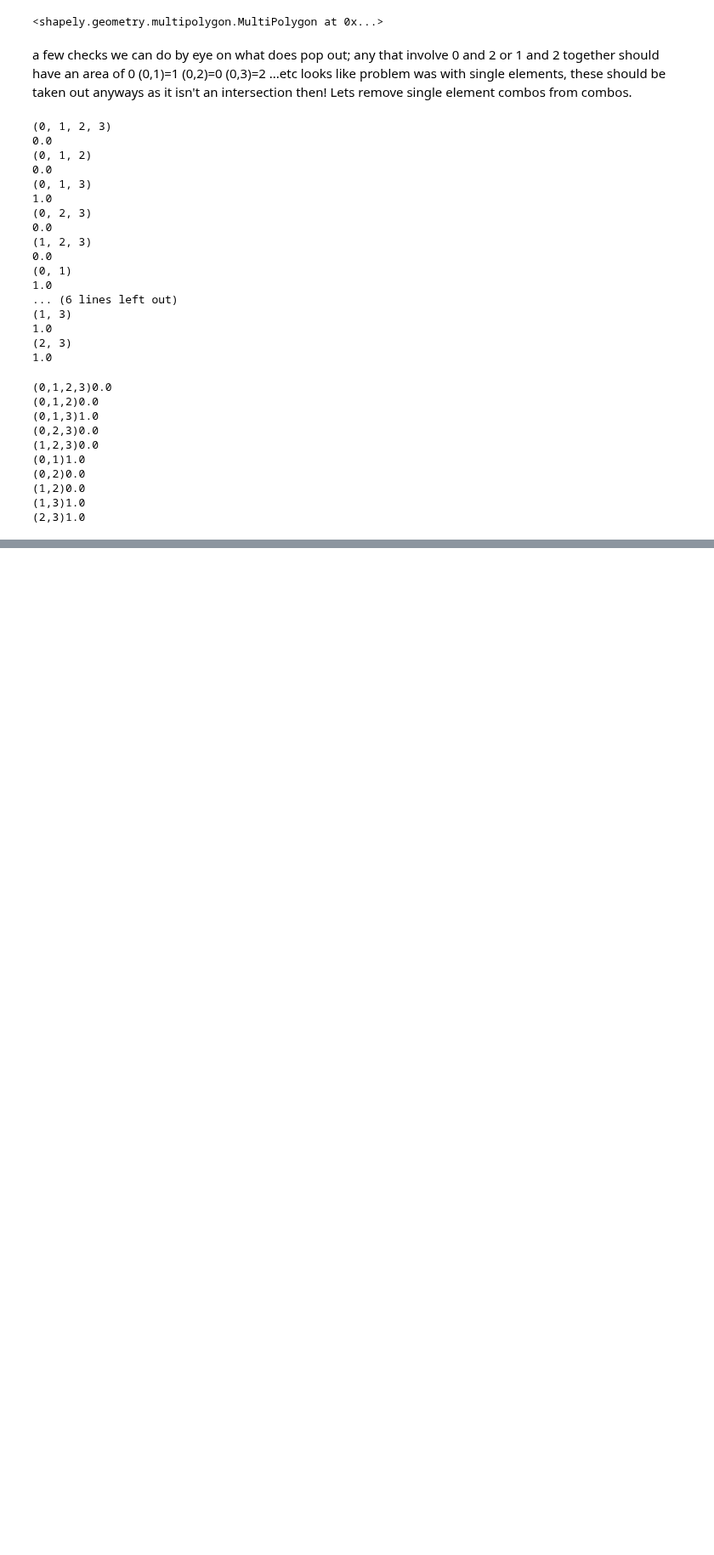
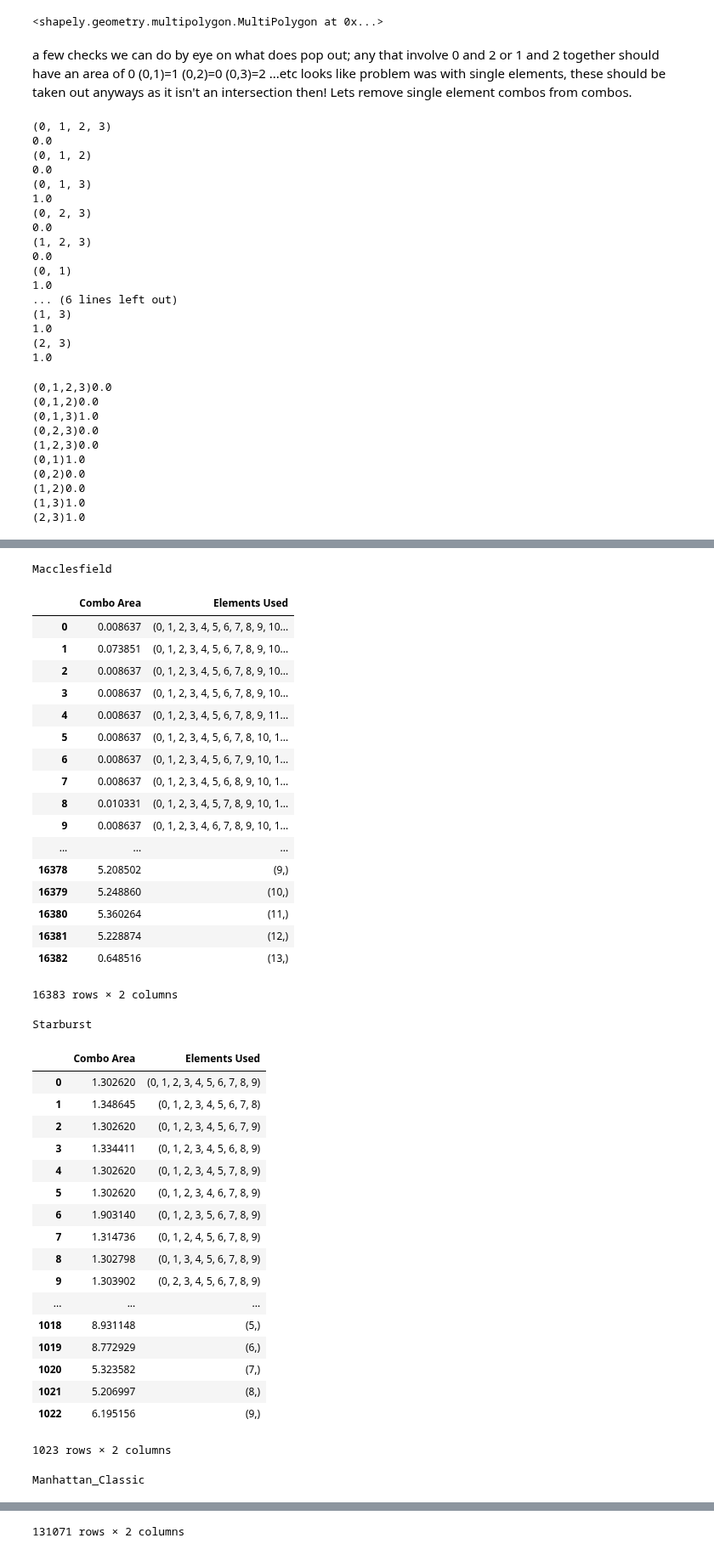
Before and after one commit to zalfalah/Honors, a Jupyter notebook: Testing Polygons.ipynb, the cells around one changed output, grey strips where cells are left out. Shown at 85% size. Drawn from its saved outputs; the diff is of its cells as text; code cells hidden in the pictures; blank space fills up the shorter version.

```diff
--- a/Testing Polygons.ipynb
+++ b/Testing Polygons.ipynb
@@ -749,0 +791,12 @@ interchecker_test(polybox2)
+# %%
+bucket = []
+for region in olddata.region_name.unique():
+    for obs in olddata[olddata['region_name'] == region].obsid.unique():
+        d = {}
+        d['region_name'] = region
+        d['Obsid Used'] = obs
+        x = get_outer_polygon_for_obsid(obs)
+        area = x.area
+        d['Obsid Area'] = area
+        bucket.append(d)
+results = pd.DataFrame(bucket)
@@ -749,0 +826,8 @@ interchecker_test(polybox2)
+# %%
+x = get_outer_polygon_for_obsid('ESP_020716_0945')
+y = get_outer_polygon_for_obsid('ESP_011934_0945')
+# %%
+bucket = []
+bucket.append(x)
+bucket.append(y)
+print(bucket)
@@ -749,0 +836,8 @@ interchecker_test(polybox2)
+# %%
+for region in allregion:
+    bucket = []
+    for obs in olddata[olddata['region_name'] == region].obsid.unique():
+        x = get_outer_polygon_for_obsid(obs)
+        bucket.append(x)
+    print(region)
+    print(bucket)
@@ -749,0 +852,51 @@ interchecker_test(polybox2)
+# %%
+
+
+for region in allregion:
+    bucket = []
+    for obs in olddata[olddata['region_name'] == region].obsid.unique():
+        x = get_outer_polygon_for_obsid(obs)
+        bucket.append(x)
+    y = interchecker_test(bucket)
+    print(region)
+    display(y)
+# %% [output]
+Macclesfield
+|  | Combo Area | Elements Used |
+| 0 | 0.008637 | (0, 1, 2, 3, 4, 5, 6, 7, 8, 9, 10... |
+| 1 | 0.073851 | (0, 1, 2, 3, 4, 5, 6, 7, 8, 9, 10... |
+| 2 | 0.008637 | (0, 1, 2, 3, 4, 5, 6, 7, 8, 9, 10... |
+| 3 | 0.008637 | (0, 1, 2, 3, 4, 5, 6, 7, 8, 9, 10... |
+| 4 | 0.008637 | (0, 1, 2, 3, 4, 5, 6, 7, 8, 9, 11... |
+| 5 | 0.008637 | (0, 1, 2, 3, 4, 5, 6, 7, 8, 10, 1... |
+| 6 | 0.008637 | (0, 1, 2, 3, 4, 5, 6, 7, 9, 10, 1... |
+| 7 | 0.008637 | (0, 1, 2, 3, 4, 5, 6, 8, 9, 10, 1... |
+| 8 | 0.010331 | (0, 1, 2, 3, 4, 5, 7, 8, 9, 10, 1... |
+| 9 | 0.008637 | (0, 1, 2, 3, 4, 6, 7, 8, 9, 10, 1... |
+| ... | ... | ... |
+| 16378 | 5.208502 | (9,) |
+| 16379 | 5.248860 | (10,) |
+| 16380 | 5.360264 | (11,) |
+| 16381 | 5.228874 | (12,) |
+| 16382 | 0.648516 | (13,) |
+16383 rows × 2 columns
+Starburst
+|  | Combo Area | Elements Used |
+| 0 | 1.302620 | (0, 1, 2, 3, 4, 5, 6, 7, 8, 9) |
+| 1 | 1.348645 | (0, 1, 2, 3, 4, 5, 6, 7, 8) |
+| 2 | 1.302620 | (0, 1, 2, 3, 4, 5, 6, 7, 9) |
+| 3 | 1.334411 | (0, 1, 2, 3, 4, 5, 6, 8, 9) |
+| 4 | 1.302620 | (0, 1, 2, 3, 4, 5, 7, 8, 9) |
+| 5 | 1.302620 | (0, 1, 2, 3, 4, 6, 7, 8, 9) |
+| 6 | 1.903140 | (0, 1, 2, 3, 5, 6, 7, 8, 9) |
+| 7 | 1.314736 | (0, 1, 2, 4, 5, 6, 7, 8, 9) |
+| 8 | 1.302798 | (0, 1, 3, 4, 5, 6, 7, 8, 9) |
+| 9 | 1.303902 | (0, 2, 3, 4, 5, 6, 7, 8, 9) |
+| ... | ... | ... |
+| 1018 | 8.931148 | (5,) |
+| 1019 | 8.772929 | (6,) |
+| 1020 | 5.323582 | (7,) |
+| 1021 | 5.206997 | (8,) |
+| 1022 | 6.195156 | (9,) |
+1023 rows × 2 columns
+Manhattan_Classic
@@ -749,0 +920 @@ interchecker_test(polybox2)
+131071 rows × 2 columns
```
Also changed, not shown: parts of 29 cells of this notebook, 2 other files.
